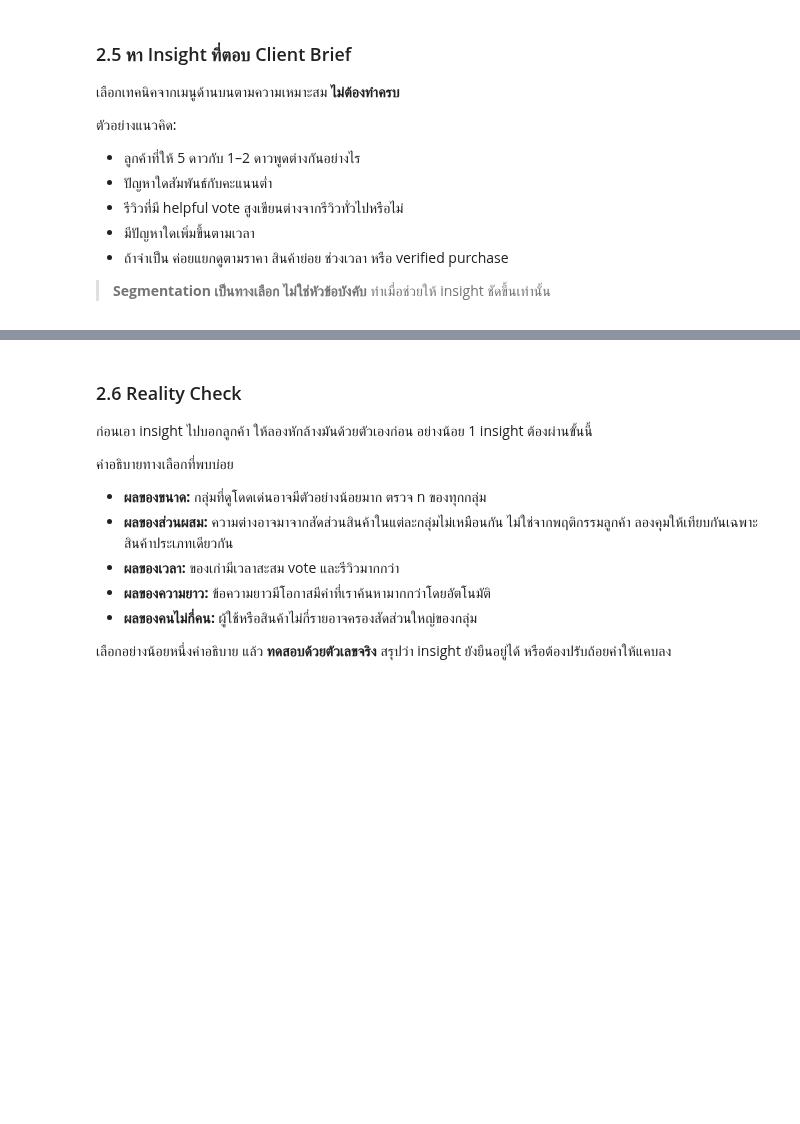
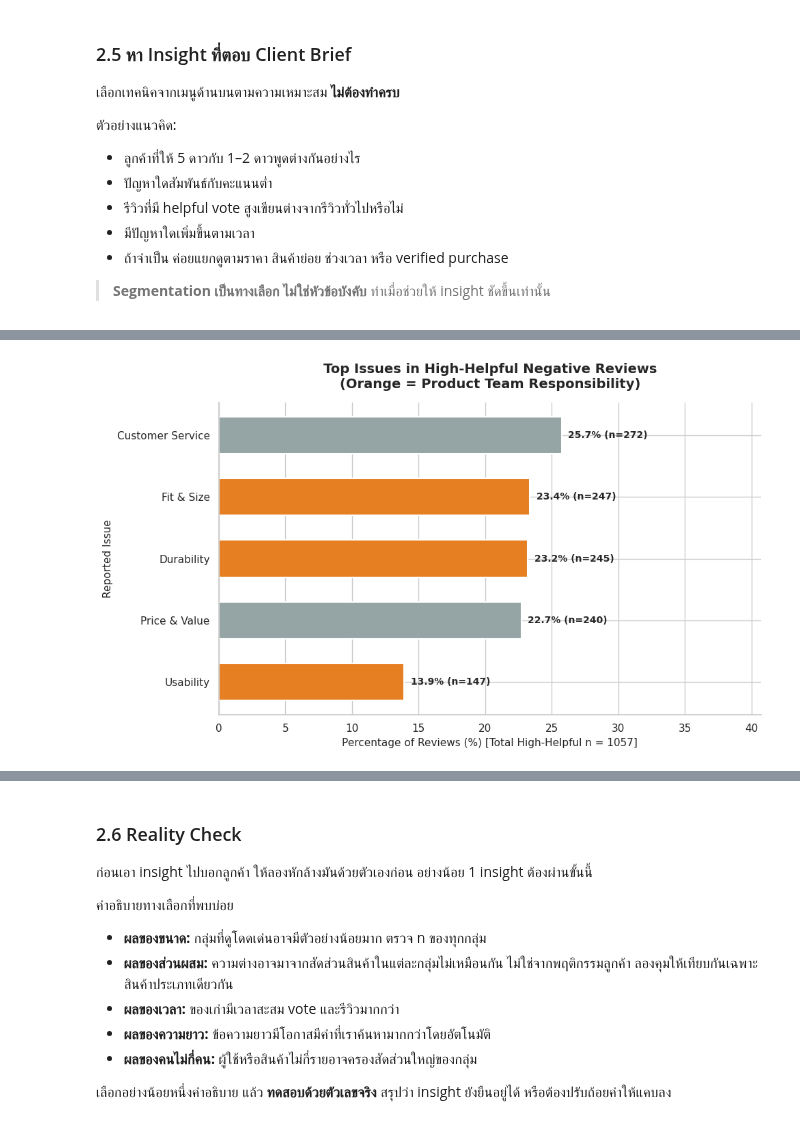
Before and after one commit to doperjerr/Project1-Text_Analytics69, a Jupyter notebook: project1_text_analytics69.ipynb, the cells around one changed output, grey strips where cells are left out. Cells and saved outputs as stored; diff of their text form; code cells hidden in the pictures; blank space fills up the shorter version.

```diff
--- a/project1_text_analytics69.ipynb
+++ b/project1_text_analytics69.ipynb
@@ -2020,0 +950,93 @@ plt.show()
+# %%
+# ============================================================
+# TECHNIQUE 2: Helpful Vote & Aspect Analysis
+# คำถาม: ในกลุ่มรีวิว 1-2 ดาวที่คนโหวตว่ามีประโยชน์ ปัญหาหลักคืออะไร?
+# ============================================================
+
+# 1. กรอง Helpful Vote (ใช้ Percentile 75 และต้องมีคนโหวตอย่างน้อย 1 คน)
+q75 = df_low['helpful_vote'].quantile(0.75)
+helpful_threshold = max(q75, 1)
+
+negative_helpful = df_low[df_low['helpful_vote'] >= helpful_threshold].copy()
+print(f"\nจำนวนรีวิว 1-2 ดาวที่มี Helpful Vote สูง (>= {helpful_threshold} votes): {len(negative_helpful)}")
+
+# 2. ปรับ Keywords ใหม่ให้แยก Service กับ Price ออกจากกัน
+issue_keywords_updated = {
+    'Durability': ['broke', 'broken', 'break', 'stopped working', 'stop working', 'quit working', 'dead', 'failed', 'failure', 'lasted', 'defective', 'malfunction'],
+    'Noise Level': ['noise', 'noisy', 'loud', 'louder', 'buzz', 'rattle', 'hum', 'vibration'],
+    'Usability': ['difficult', 'hard to use', 'complicated', 'confusing', 'instructions', 'manual', 'install', 'setup'],
+    'Fit & Size': ['fit', 'size', 'small', 'large', 'too small', 'too large', 'tight', 'loose', 'dimension'],
+    'Customer Service': ['customer service', 'support', 'contact', 'return', 'replacement'],
+    'Price & Value': ['refund', 'money', 'waste', 'expensive', 'price', 'value', 'worth']
+}
+
+# 3. ฟังก์ชันตรวจจับปัญหา
+def detect_issue(text, keywords):
+    text = str(text).lower()
+    for keyword in keywords:
+        if keyword in text:
+            return 1
+    return 0
+
+# 4. นับจำนวนปัญหา
+for issue, keywords in issue_keywords_updated.items():
+    col_name = issue.lower().replace(' & ', '_').replace(' ', '_')
+    negative_helpful[col_name] = negative_helpful['cleaned_text'].apply(lambda x: detect_issue(x, keywords))
+
+helpful_issue_result = []
+for issue in issue_keywords_updated.keys():
+    col_name = issue.lower().replace(' & ', '_').replace(' ', '_')
+    count = negative_helpful[col_name].sum()
+    percentage = (count / len(negative_helpful) * 100) if len(negative_helpful) > 0 else 0
+
+    helpful_issue_result.append({
+        'Issue': issue,
+        'Count': int(count),
+        'Percentage': percentage
+    })
+
+helpful_issue_summary = pd.DataFrame(helpful_issue_result).sort_values('Count', ascending=False).reset_index(drop=True)
+
+print("\n===== ผลลัพธ์ Technique 2: Top Issues in Helpful Negative Reviews =====")
+display(helpful_issue_summary)
+
+# ------------------------------------------------------------
+# กราฟสำหรับ Technique 2
+# ------------------------------------------------------------
+# กรองเอาเฉพาะ Top 5 ปัญหา
+plot_issue = helpful_issue_summary.head(5).sort_values('Percentage', ascending=True)
+
+plt.figure(figsize=(10, 6))
+
+# แบ่งสีให้เห็นชัดเจน ปัญหาทางกายภาพ (Product) ใช้โทนสีแดง/ส้ม, ปัญหาด้านราคา/บริการใช้โทนเทา
+colors = []
+for issue in plot_issue['Issue']:
+    if issue in ['Durability', 'Fit & Size', 'Noise Level', 'Usability']:
+        colors.append('#E67E22') # สีส้มสำหรับสิ่งที่ Product Team ต้องแก้
+    else:
+        colors.append('#95A5A6') # สีเทาสำหรับ Service / Price
+
+bars = plt.barh(
+    plot_issue['Issue'],
+    plot_issue['Percentage'],
+    color=colors,
+    height=0.6,
+    edgecolor='white',
+    linewidth=1.5
+)
+
+plt.title('Top Issues in High-Helpful Negative Reviews\n(Orange = Product Team Responsibility)', fontsize=14, fontweight='bold', pad=15)
+plt.xlabel(f'Percentage of Reviews (%) [Total High-Helpful n = {len(negative_helpful)}]', fontsize=11)
+plt.ylabel('Reported Issue', fontsize=11)
+
+for bar, value, count in zip(bars, plot_issue['Percentage'], plot_issue['Count']):
+    plt.text(value + 0.5, bar.get_y() + bar.get_height()/2,
+             f'{value:.1f}% (n={count})',
+             va='center', fontsize=10, fontweight='bold')
+
+plt.xlim(0, plot_issue['Percentage'].max() + 15)
+plt.gca().spines['top'].set_visible(False)
+plt.gca().spines['right'].set_visible(False)
+plt.tight_layout()
+plt.show()
+# %% [output]
@@ -2020,0 +1053 @@ plt.show()
+[figure, added]
```
Also changed, not shown: parts of 29 cells of this notebook.
